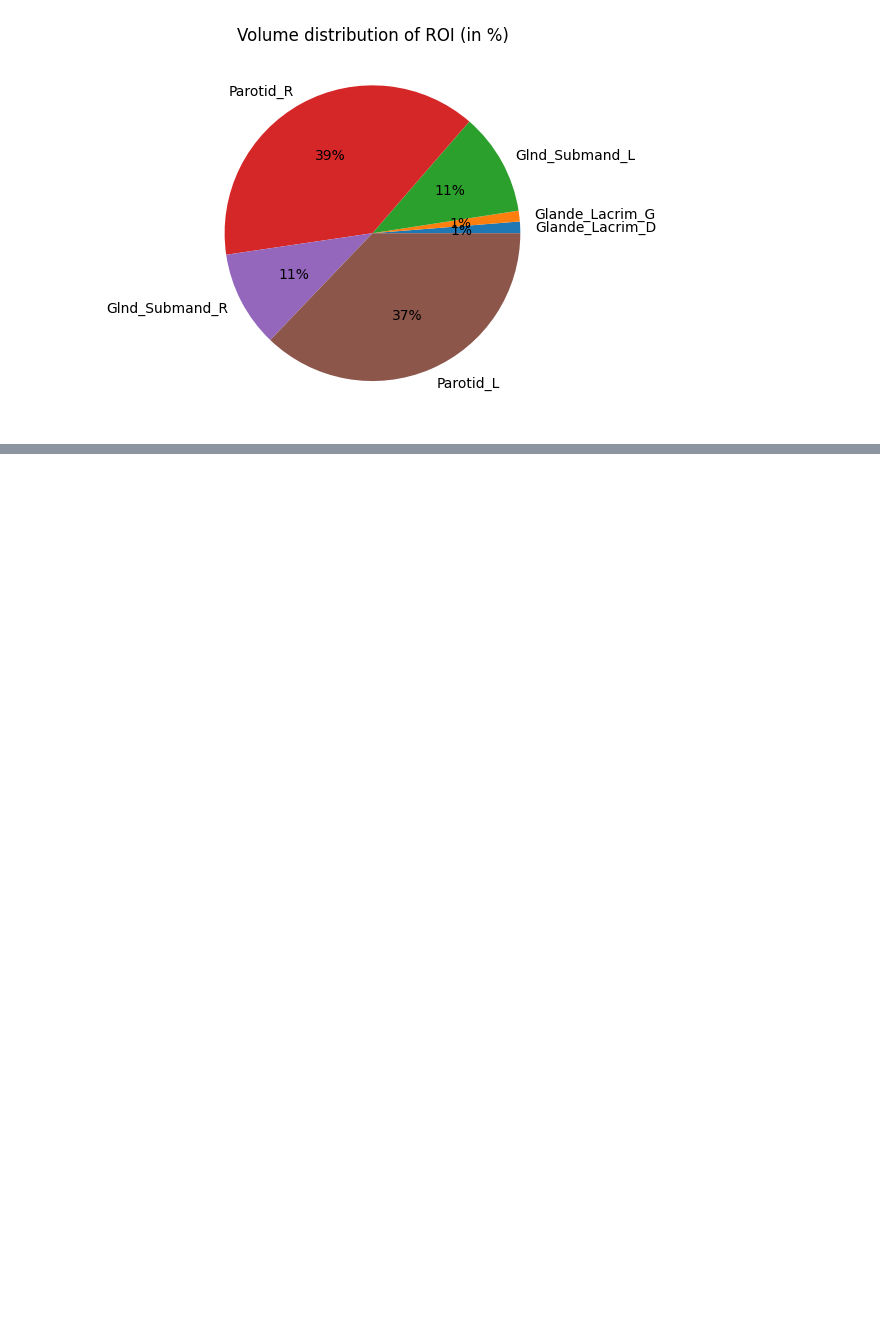
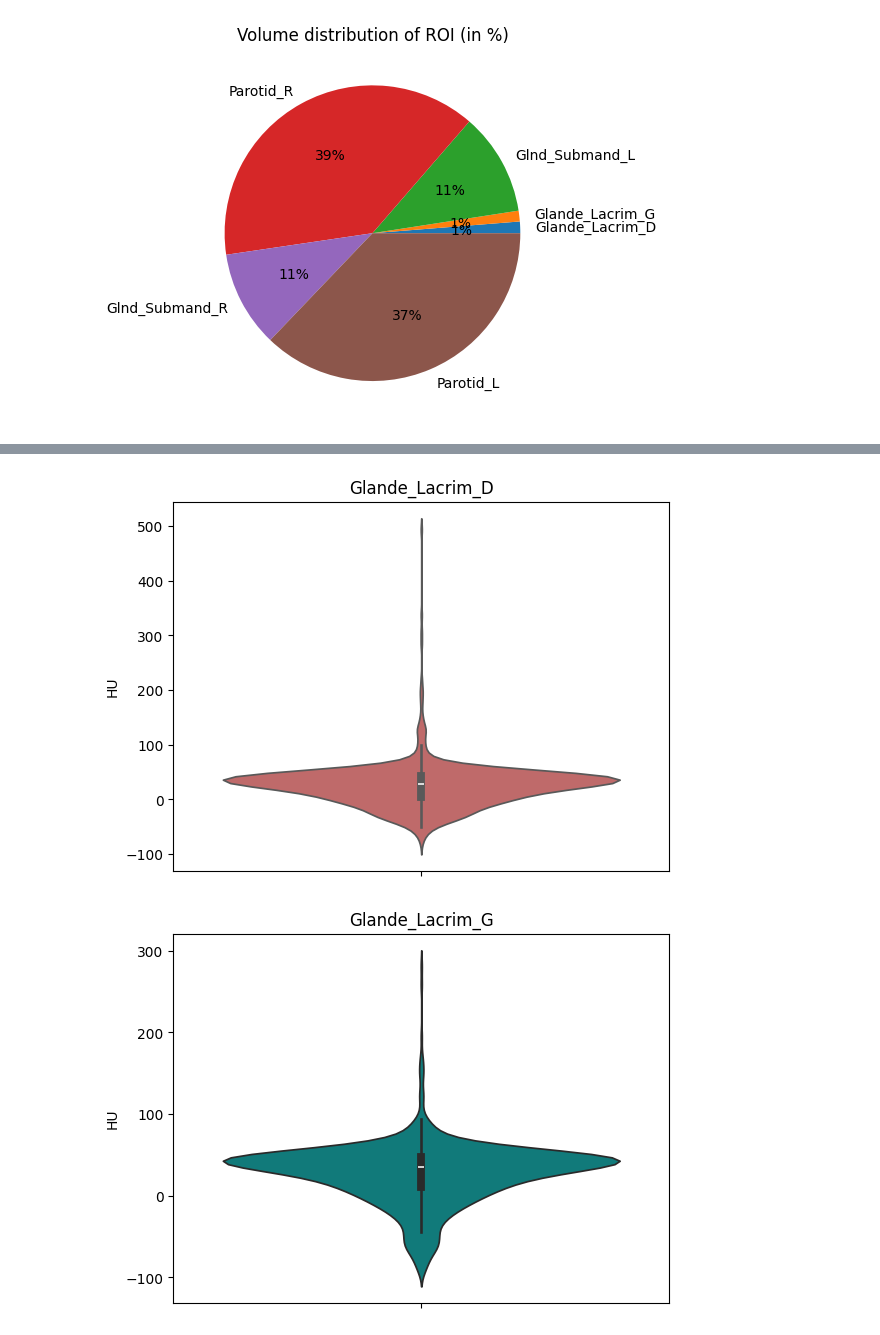
Before and after one commit to tbaudier/gland_segmentation_nnunet, a Jupyter notebook: Dataviz/Dataviz.ipynb, the cells around one changed output, grey strips where cells are left out. Saved outputs shown, nothing was run; the diff lists cells and outputs as text; code cells hidden in the pictures; blank space fills up the shorter version.

```diff
--- a/Dataviz/Dataviz.ipynb
+++ b/Dataviz/Dataviz.ipynb
@@ -83,0 +117,3 @@ plt.show()
+# %%
+label = itk.GetArrayViewFromImage(itk.imread(f"/home/bcatez/data/Dataset002_glands/labelsTr/p001_psma_0000.nii.gz"))
+image = itk.GetArrayViewFromImage(itk.imread(f"/home/bcatez/data/Dataset002_glands/imagesTr/p001_psma_0000.nii.gz"))
@@ -83,0 +122,16 @@ plt.show()
+# %%
+x= ['Glande_Lacrim_D', 'Glande_Lacrim_G', 'Glnd_Submand_L', 'Parotid_R', 'Glnd_Submand_R', 'Parotid_L']
+colors = ["indianred", "darkcyan", "darkturquoise", "tomato", "orangered", "steelblue"]
+# %%
+example = []
+for i in range(6):
+    index = np.where(label == i+1)
+    roi = (image[index])
+    plt.subplot()
+    sns.violinplot(roi, color=colors[i])
+    plt.title(x[i])
+    plt.ylabel("HU")
+    plt.show()
+# %% [output]
+[figure, added]
+[figure, added]
```
Also changed, not shown: parts of 34 cells of this notebook.
